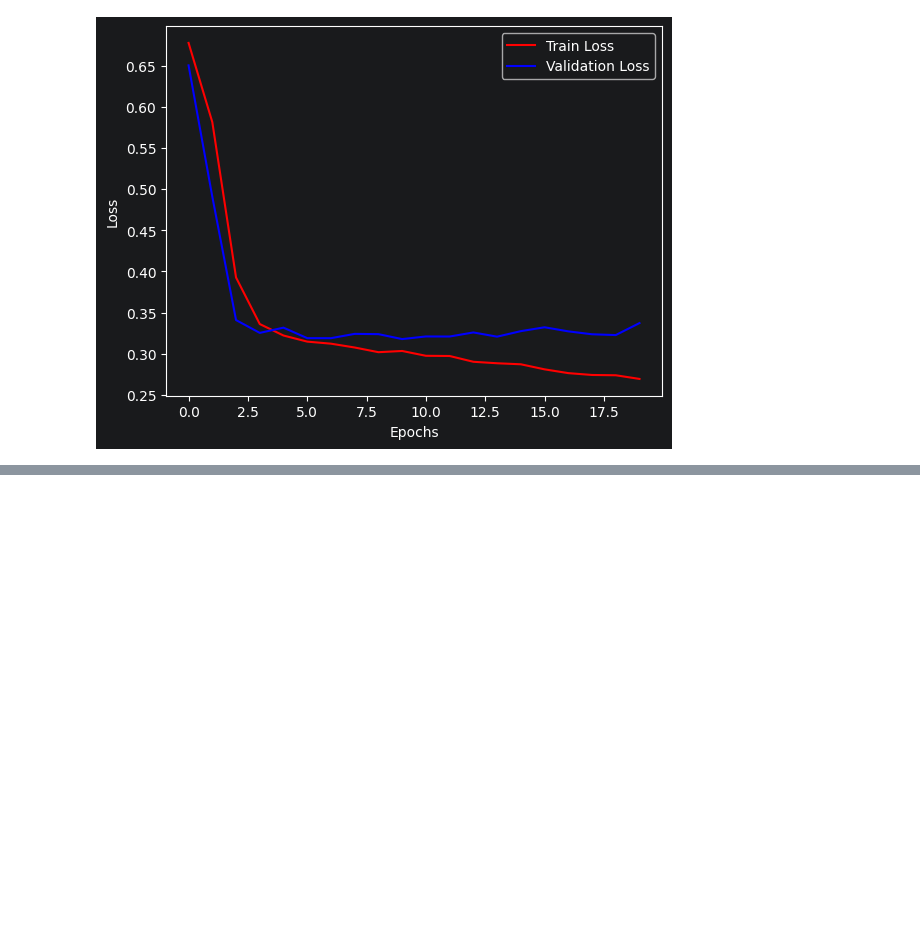
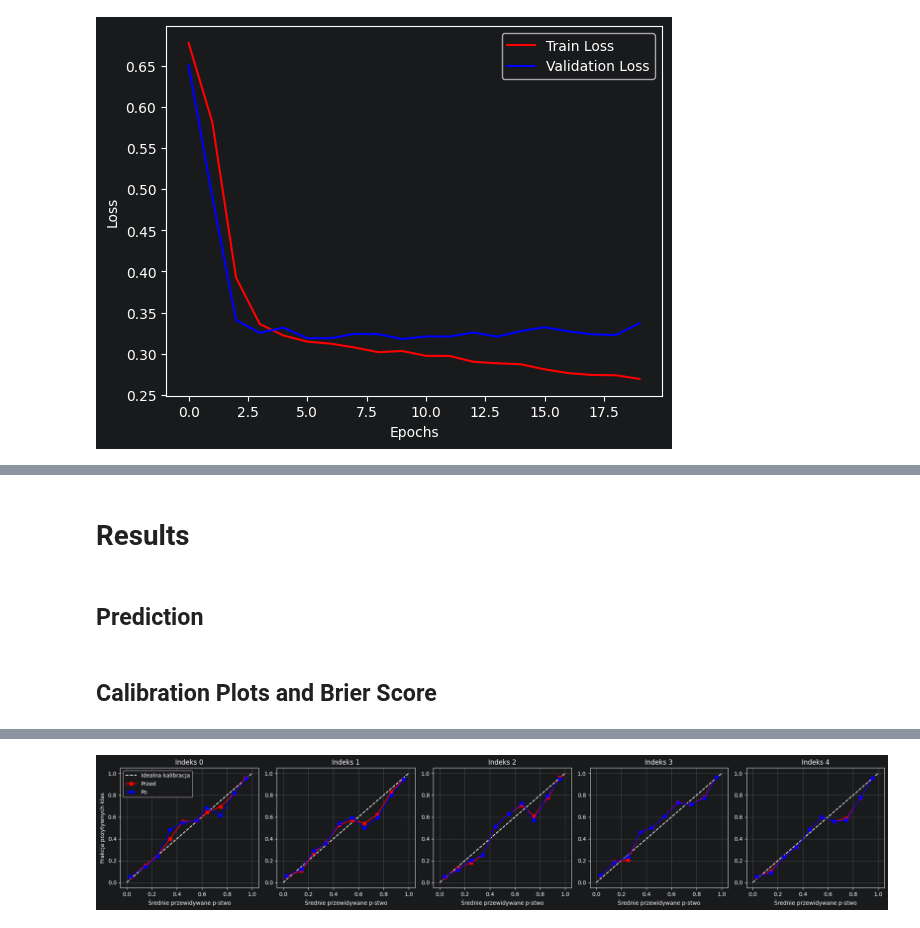
Before and after one commit to xXKeNdAmAmAsTeRXx/Deep_Learning_Labs, a Jupyter notebook: Lab9/1_toy_set.ipynb, the cells around one changed output, grey strips where cells are left out. Drawn from its saved outputs; the diff is of its cells as text; code cells hidden in the pictures; blank space fills up the shorter version.

Commit message:
calibration on toy set

```diff
--- a/Lab9/1_toy_set.ipynb
+++ b/Lab9/1_toy_set.ipynb
@@ -202,0 +241,20 @@ Saved new best model to Models/no_cal/fold_4.pth, with new best_val_loss=0.31788
+# %%
+write_model_dir = os.path.join('Models', 'no_cal')
+write_scaler_path = os.path.join('Models', 'scaler')
+os.makedirs(write_scaler_path, exist_ok=True)
+model_parameter = {
+    'n_hidden': 3,
+    'hidden_dim': 64,
+    'input_dim':X_train_val.shape[1],
+    'output_dim':1
+}
+
+for idx in range(5):
+    print(f'\n ===================== Training Fold {idx}  ===================== \n')
+
+    m = MLPClassifier(**model_parameter).to(DEVICE)
+    m.load_state_dict(torch.load(os.path.join(write_model_dir, f"fold_{idx}.pth")))
+
+    scaler = fit_temperature(m, X_cal.to(DEVICE), y_cal.to(DEVICE))
+    scaler_path = os.path.join(write_scaler_path, f"fold_{idx}.pth")
+    torch.save(scaler.state_dict(), scaler_path)
@@ -202,0 +275,4 @@ Saved new best model to Models/no_cal/fold_4.pth, with new best_val_loss=0.31788
+# %% [markdown]
+# Results
+# %% [markdown]
+## Prediction
@@ -202,0 +310,48 @@ Saved new best model to Models/no_cal/fold_4.pth, with new best_val_loss=0.31788
+# %% [markdown]
+## Calibration Plots and Brier Score
+# %%
+from sklearn.calibration import calibration_curve
+from sklearn.metrics import log_loss, brier_score_loss
+import matplotlib.pyplot as plt
+
+brier = []
+fig, axes = plt.subplots(1, 5, figsize=(20, 4))
+for idx in range(5):
+    probs_before = probs['before'][idx]
+    probs_after = probs['after'][idx]
+
+    # Calibration Curves
+    frac_pos_before, mean_pred_before = calibration_curve(
+     y_test, probs_before, n_bins=10
+    )
+
+    frac_pos_after, mean_pred_after = calibration_curve(
+     y_test, probs_after, n_bins=10
+    )
+
+    # Brier Score
+    b_before = brier_score_loss(y_test, probs_before)
+    b_after = brier_score_loss(y_test, probs_after)
+    print(f'Fold_{idx}\n'
+        f'Brier Score before Calibration: {b_before}\n'
+        f'Brier Score After Calibration: {b_after}\n\n')
+
+    ax = axes[idx]
+
+
+    ax.plot([0, 1], [0, 1], "w--", label="Idealna kalibracja")
+    ax.plot(mean_pred_before, frac_pos_before, "s-", color="red", label="Przed")
+    ax.plot(mean_pred_after, frac_pos_after, "s-", color="blue", label="Po")
+
+    ax.set_title(f"Indeks {idx}")
+    ax.set_xlabel("Średnie przewidywane p-stwo")
+    if idx == 0:
+        ax.set_ylabel("Frakcja pozytywnych klas")
+        ax.legend(loc="upper left")
+    ax.grid(True)
+
+
+
+plt.tight_layout()
+plt.show()
+# %% [output]
@@ -202,0 +375 @@ Saved new best model to Models/no_cal/fold_4.pth, with new best_val_loss=0.31788
+[figure, added]
```
Also changed, not shown: parts of 7 cells of this notebook.
